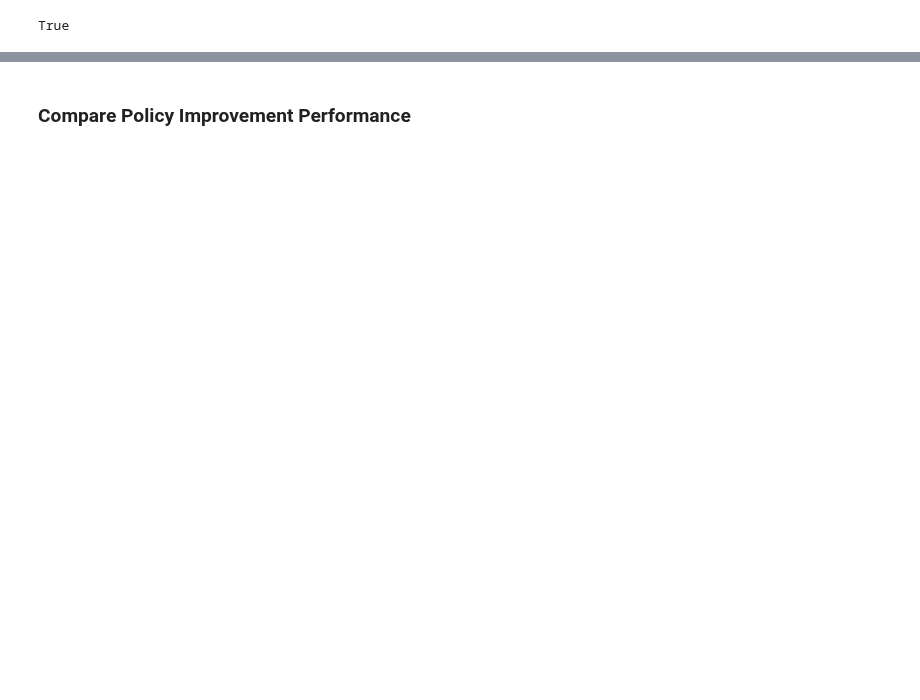
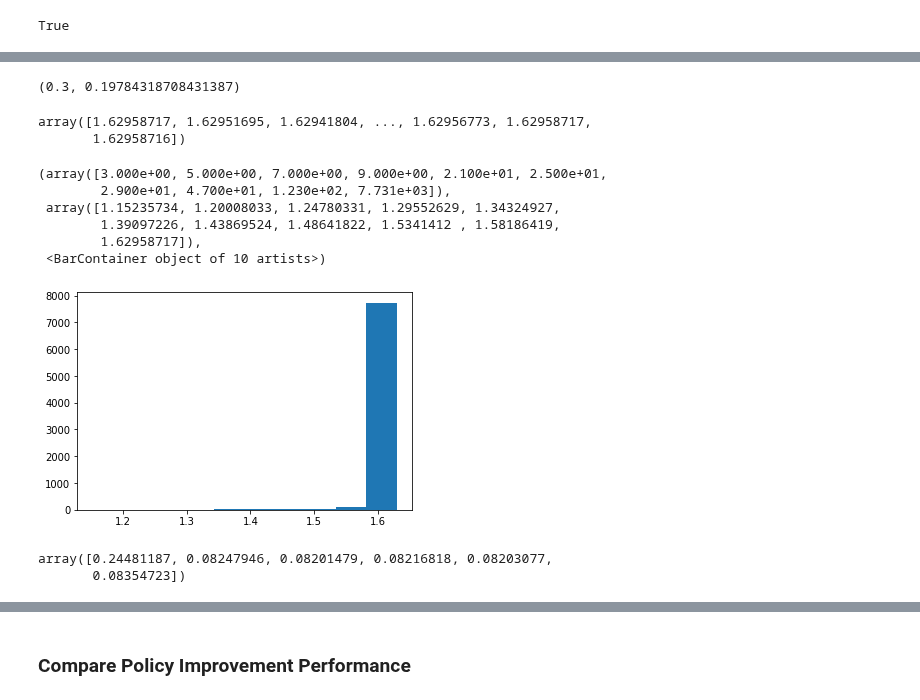
Before and after one commit to kstoneriv3/confounding-robust-inference, a Jupyter notebook: notebooks/Kernelized Confounding Robust Poilcy Improvement.ipynb, the cells around one changed output, grey strips where cells are left out. Saved outputs shown, nothing was run; the diff lists cells and outputs as text; code cells hidden in the pictures; blank space fills up the shorter version.

```diff
--- a/notebooks/Kernelized Confounding Robust Poilcy Improvement.ipynb
+++ b/notebooks/Kernelized Confounding Robust Poilcy Improvement.ipynb
@@ -247,0 +315,52 @@ def objective(
+# %%
+EPS = 1e-6
+
+def benchmark_bandwidth(bw, T, X, cv=5):
+    n = T.shape[0]
+    indep_type='c' * X.shape[1]
+    dep_type='u'
+    split = (np.arange(n) % 5)
+    cross_entropy = 0
+    for i in range(cv):
+        train = (split != i)
+        test = (split == i)
+        model = KDEMultivariateConditional(T[train, None], X[train, :], dep_type='c', indep_type='c' * X.shape[1], bw=bw)
+        cross_entropy += np.mean(model.pdf(T[test, None], X[test, :]) + EPS) / cv
+    return cross_entropy
+# %%
+best_scale = 0
+best_score = - float('inf')
+for scale in [0.1, 0.2, 0.3, 0.5, 0.7, 1, 1.5, 2, 3, 5]:
+    bw = scale * np.concatenate([[Y.std()], X.std(axis=0)]) / Y.shape[0] ** (1 / 7)
+    score = benchmark_bandwidth(bw, Y, X)
+    if score > best_score:
+        best_scale = scale
+        best_score = score
+# %%
+best_scale, best_score
+# %% [output]
+(0.3, 0.19784318708431387)
+# %%
+bw0 = best_scale * np.concatenate([[Y.std()], X.std(axis=0)]) / Y.shape[0] ** (1 / 7)
+model = KDEMultivariateConditional(Y[:, None], X, dep_type='c', indep_type='c' * X.shape[1], bw=bw0)
+# %%
+e_xx = model.pdf(Y[:, None], X)
+e_xx
+# %% [output]
+array([1.62958717, 1.62951695, 1.62941804, ..., 1.62956773, 1.62958717,
+       1.62958716])
+# %%
+plt.hist(e_xx)
+# %% [output]
+(array([3.000e+00, 5.000e+00, 7.000e+00, 9.000e+00, 2.100e+01, 2.500e+01,
+        2.900e+01, 4.700e+01, 1.230e+02, 7.731e+03]),
+ array([1.15235734, 1.20008033, 1.24780331, 1.29552629, 1.34324927,
+        1.39097226, 1.43869524, 1.48641822, 1.5341412 , 1.58186419,
+        1.62958717]),
+ <BarContainer object of 10 artists>)
+[figure, added]
+# %%
+model.bw
+# %% [output]
+array([0.24481187, 0.08247946, 0.08201479, 0.08216818, 0.08203077,
+       0.08354723])
```
Also changed, not shown: parts of 30 cells of this notebook.
